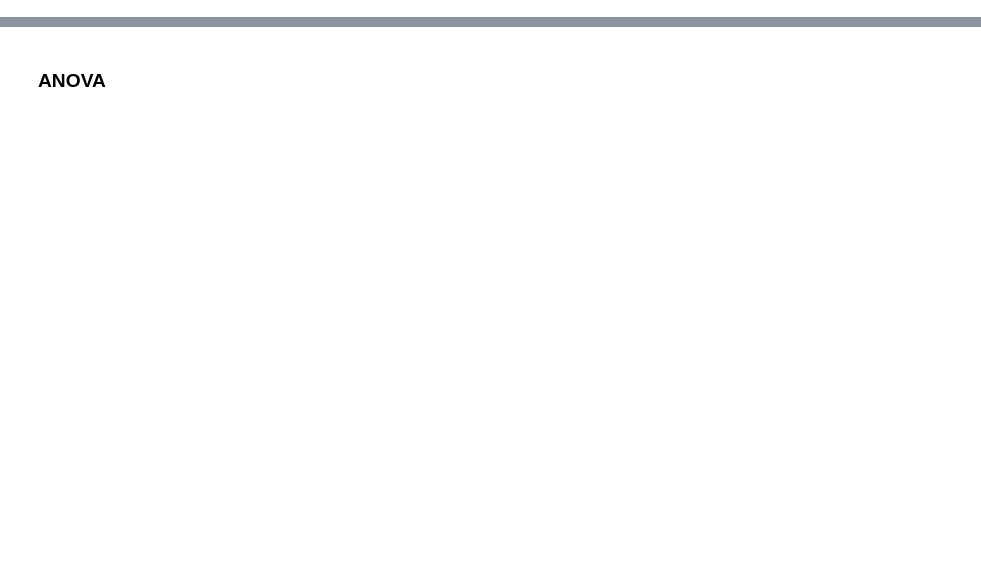
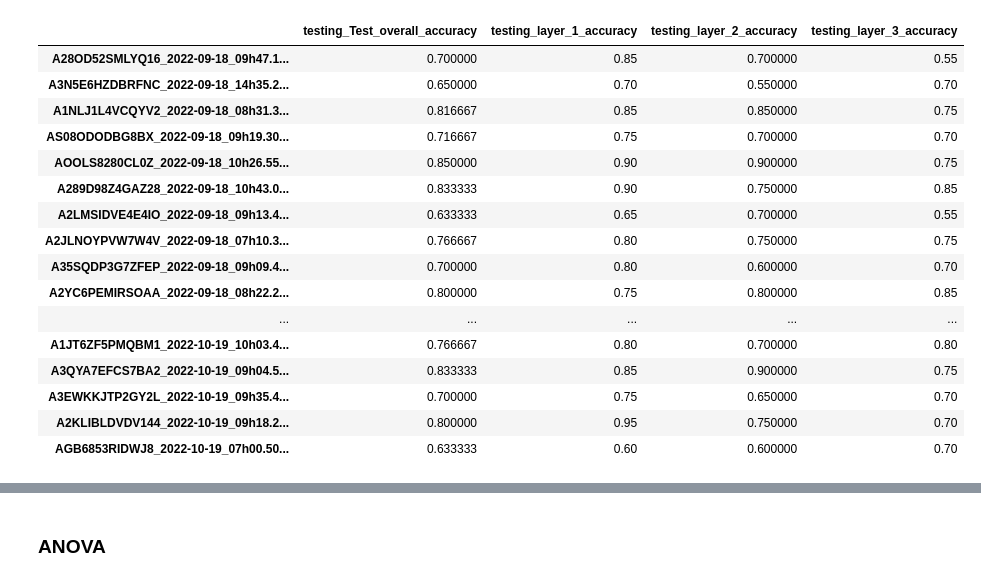
Before and after one commit to edenjenzohar/Visual-memory-task, a Jupyter notebook: analysis/valid_subjects_anaylsis.ipynb, the cells around one changed output, grey strips where cells are left out. Drawn from its saved outputs; the diff is of its cells as text; code cells hidden in the pictures; blank space fills up the shorter version.

```diff
--- a/analysis/valid_subjects_anaylsis.ipynb
+++ b/analysis/valid_subjects_anaylsis.ipynb
@@ -53,3 +53,23 @@ all_subjects
+# %%
+all_valid_subjects[['testing_Test_overall_accuracy','testing_layer_1_accuracy','testing_layer_2_accuracy','testing_layer_3_accuracy']]
+# %% [output]
+|  | testing_Test_overall_accuracy | testing_layer_1_accuracy | testing_layer_2_accuracy | testing_layer_3_accuracy |
+| A28OD52SMLYQ16_2022-09-18_09h47.1... | 0.700000 | 0.85 | 0.700000 | 0.55 |
+| A3N5E6HZDBRFNC_2022-09-18_14h35.2... | 0.650000 | 0.70 | 0.550000 | 0.70 |
+| A1NLJ1L4VCQYV2_2022-09-18_08h31.3... | 0.816667 | 0.85 | 0.850000 | 0.75 |
+| AS08ODODBG8BX_2022-09-18_09h19.30... | 0.716667 | 0.75 | 0.700000 | 0.70 |
+| AOOLS8280CL0Z_2022-09-18_10h26.55... | 0.850000 | 0.90 | 0.900000 | 0.75 |
+| A289D98Z4GAZ28_2022-09-18_10h43.0... | 0.833333 | 0.90 | 0.750000 | 0.85 |
+| A2LMSIDVE4E4IO_2022-09-18_09h13.4... | 0.633333 | 0.65 | 0.700000 | 0.55 |
+| A2JLNOYPVW7W4V_2022-09-18_07h10.3... | 0.766667 | 0.80 | 0.750000 | 0.75 |
+| A35SQDP3G7ZFEP_2022-09-18_09h09.4... | 0.700000 | 0.80 | 0.600000 | 0.70 |
+| A2YC6PEMIRSOAA_2022-09-18_08h22.2... | 0.800000 | 0.75 | 0.800000 | 0.85 |
+| ... | ... | ... | ... | ... |
+| A1JT6ZF5PMQBM1_2022-10-19_10h03.4... | 0.766667 | 0.80 | 0.700000 | 0.80 |
+| A3QYA7EFCS7BA2_2022-10-19_09h04.5... | 0.833333 | 0.85 | 0.900000 | 0.75 |
+| A3EWKKJTP2GY2L_2022-10-19_09h35.4... | 0.700000 | 0.75 | 0.650000 | 0.70 |
+| A2KLIBLDVDV144_2022-10-19_09h18.2... | 0.800000 | 0.95 | 0.750000 | 0.70 |
+| AGB6853RIDWJ8_2022-10-19_07h00.50... | 0.633333 | 0.60 | 0.600000 | 0.70 |
 # %%
 fig,axes=plt.subplots(nrows=1,ncols=2,figsize=(10,5))
 sns.barplot(data=all_valid_subjects[['testing_layer_1_accuracy','testing_layer_2_accuracy','testing_layer_3_accuracy']],ax=axes[0])
```
Also changed, not shown: parts of 11 cells of this notebook, 32 other files.
